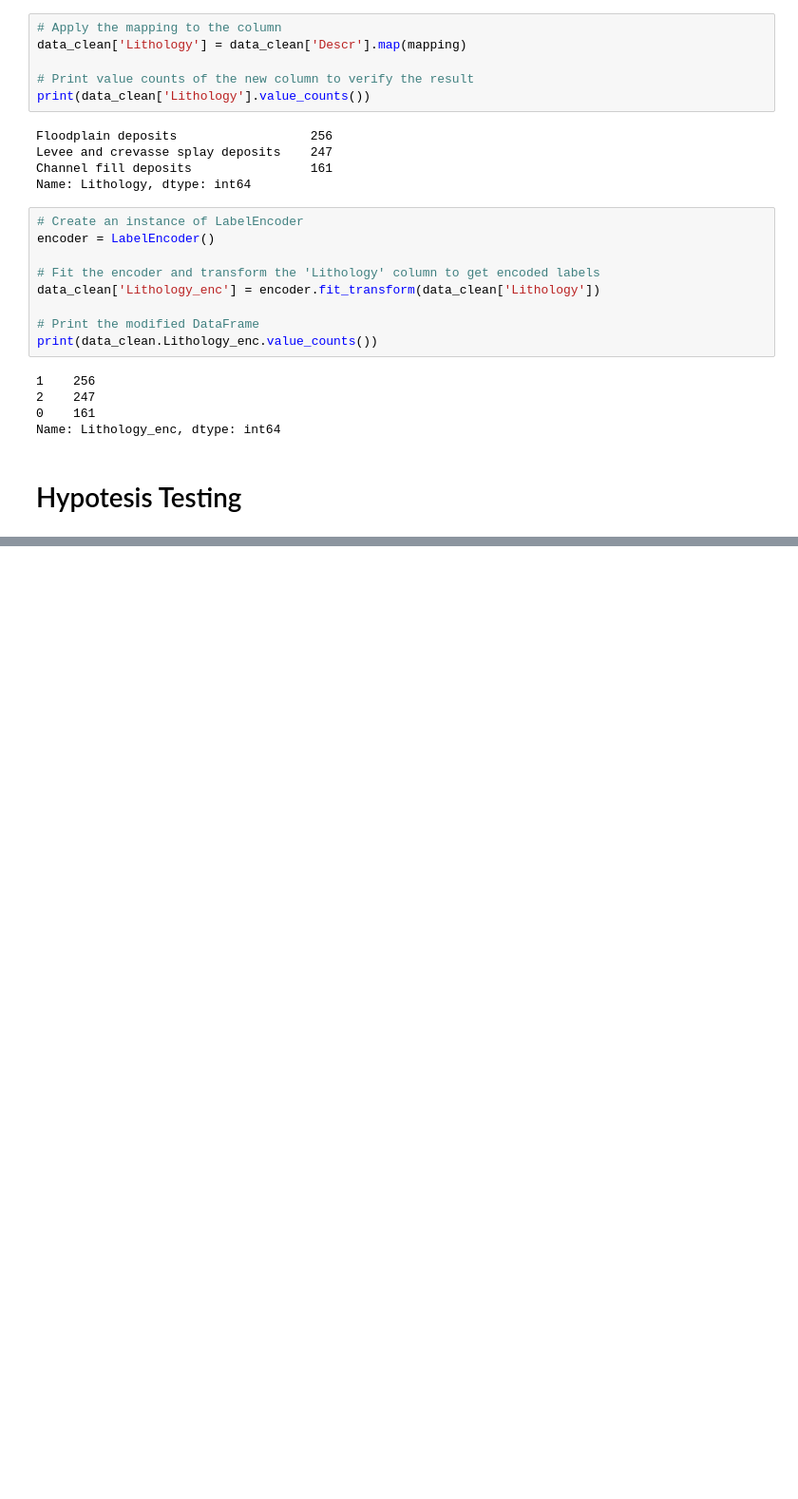
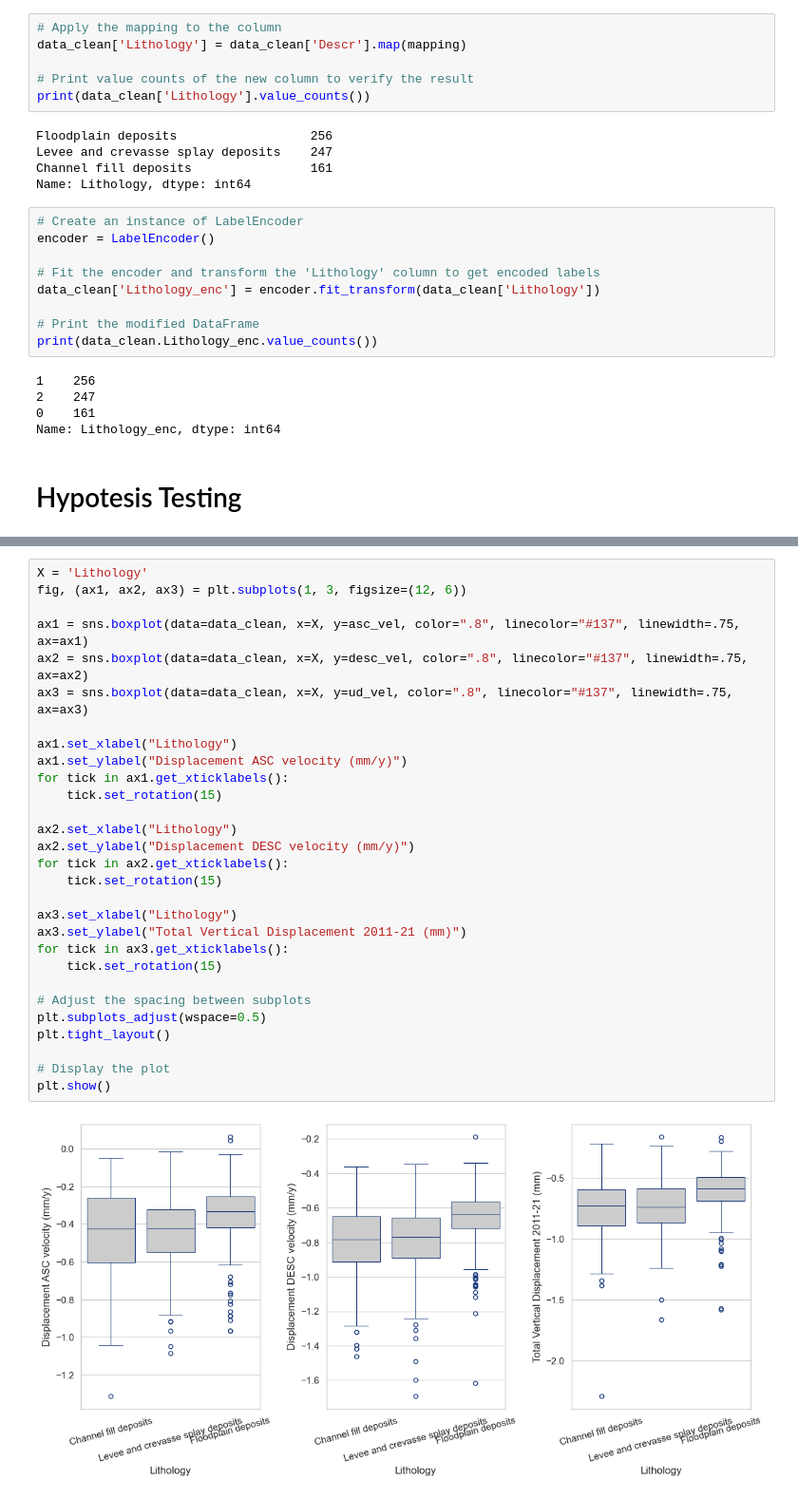
Before and after one commit to gmastrantoni/Geo-Clustering-Building-Displacements, a Jupyter notebook: Ferrara/ML_Clustering_FE.ipynb, the cells around one changed output, grey strips where cells are left out. Shown at 95% size. Cells and saved outputs as stored; diff of their text form; blank space fills up the shorter version.

```diff
--- a/Ferrara/ML_Clustering_FE.ipynb
+++ b/Ferrara/ML_Clustering_FE.ipynb
@@ -180,0 +223,31 @@ plt.show()
+# %%
+X = 'Lithology'
+fig, (ax1, ax2, ax3) = plt.subplots(1, 3, figsize=(12, 6))
+
+ax1 = sns.boxplot(data=data_clean, x=X, y=asc_vel, color=".8", linecolor="#137", linewidth=.75, ax=ax1)
+ax2 = sns.boxplot(data=data_clean, x=X, y=desc_vel, color=".8", linecolor="#137", linewidth=.75, ax=ax2)
+ax3 = sns.boxplot(data=data_clean, x=X, y=ud_vel, color=".8", linecolor="#137", linewidth=.75, ax=ax3)
+
+ax1.set_xlabel("Lithology")
+ax1.set_ylabel("Displacement ASC velocity (mm/y)")
+for tick in ax1.get_xticklabels():
+    tick.set_rotation(15)
+
+ax2.set_xlabel("Lithology")
+ax2.set_ylabel("Displacement DESC velocity (mm/y)")
+for tick in ax2.get_xticklabels():
+    tick.set_rotation(15)
+
+ax3.set_xlabel("Lithology")
+ax3.set_ylabel("Total Vertical Displacement 2011-21 (mm)")
+for tick in ax3.get_xticklabels():
+    tick.set_rotation(15)
+
+# Adjust the spacing between subplots
+plt.subplots_adjust(wspace=0.5)
+plt.tight_layout()
+
+# Display the plot
+plt.show()
+# %% [output]
+[figure, added]
```
Also changed, not shown: parts of 7 cells of this notebook.
